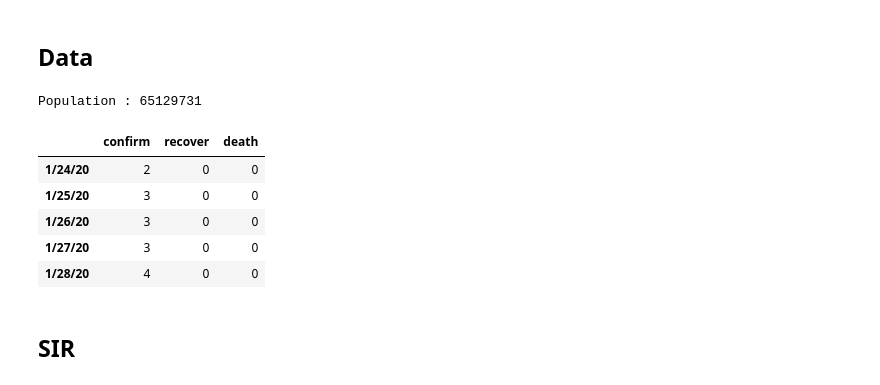
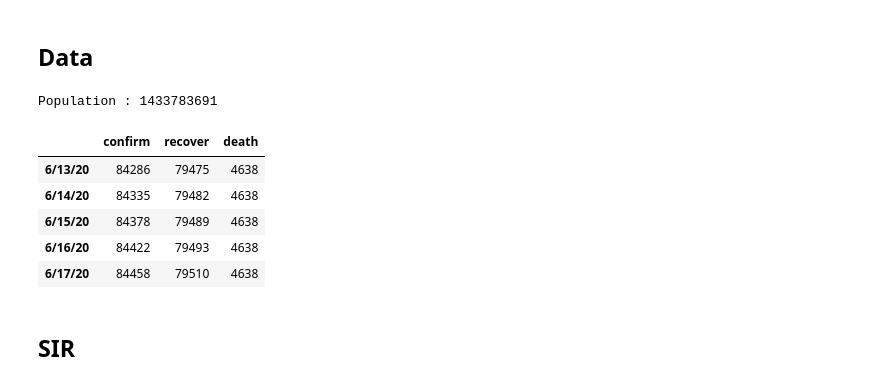
Before and after one commit to El-Tatane/chope_pas_le_covid, a Jupyter notebook: notebooks/SIR China.ipynb, the cells around one changed output. Saved outputs shown, nothing was run; the diff lists cells and outputs as text; code cells hidden in the pictures.

```diff
--- a/notebooks/SIR China.ipynb
+++ b/notebooks/SIR China.ipynb
@@ -11,19 +11,19 @@ from my_framework.plot import plot_simple_sir, plot_triple_sir, plotseird
 # %% [markdown]
 ## Data
 # %%
-country = "France"
+country = "China"
 # %%
 df_data, pop_size = get_dataset(country)
 print("Population : {}".format(pop_size))
-df_data.head()
+df_data.tail()
 # %% [output]
-Population : 65129731
+Population : 1433783691
 |  | confirm | recover | death |
-| 1/24/20 | 2 | 0 | 0 |
-| 1/25/20 | 3 | 0 | 0 |
-| 1/26/20 | 3 | 0 | 0 |
-| 1/27/20 | 3 | 0 | 0 |
-| 1/28/20 | 4 | 0 | 0 |
+| 6/13/20 | 84286 | 79475 | 4638 |
+| 6/14/20 | 84335 | 79482 | 4638 |
+| 6/15/20 | 84378 | 79489 | 4638 |
+| 6/16/20 | 84422 | 79493 | 4638 |
+| 6/17/20 | 84458 | 79510 | 4638 |
 # %% [markdown]
 ## SIR
 # %%
```
Also changed, not shown: parts of 16 cells of this notebook, 7 other files.
